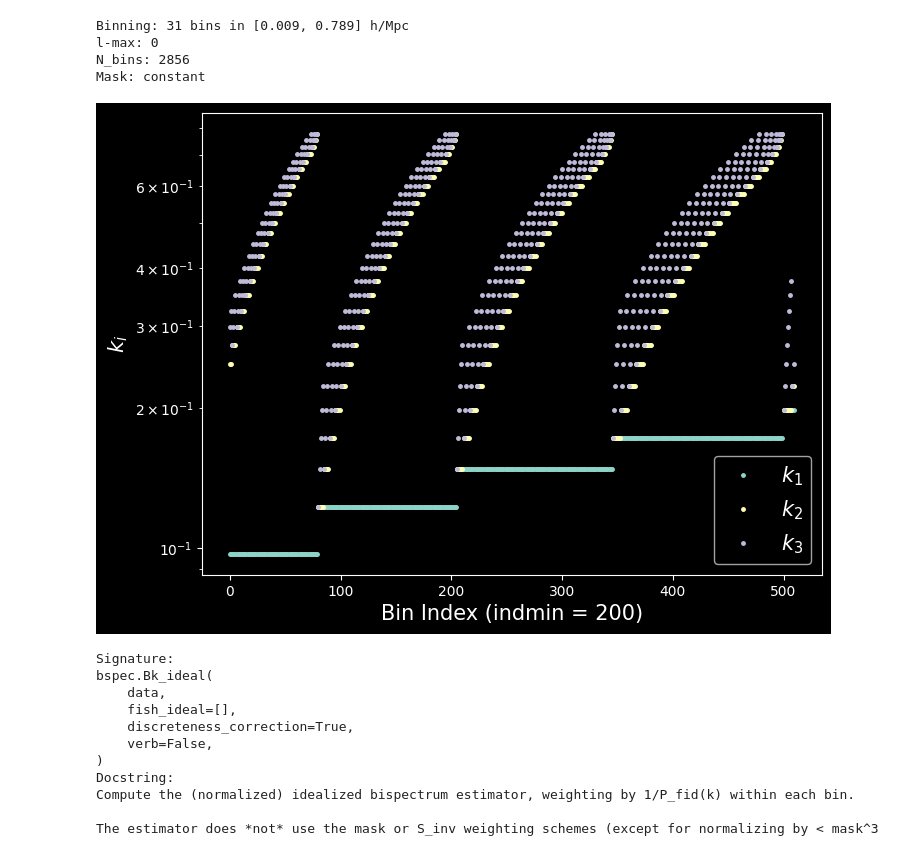
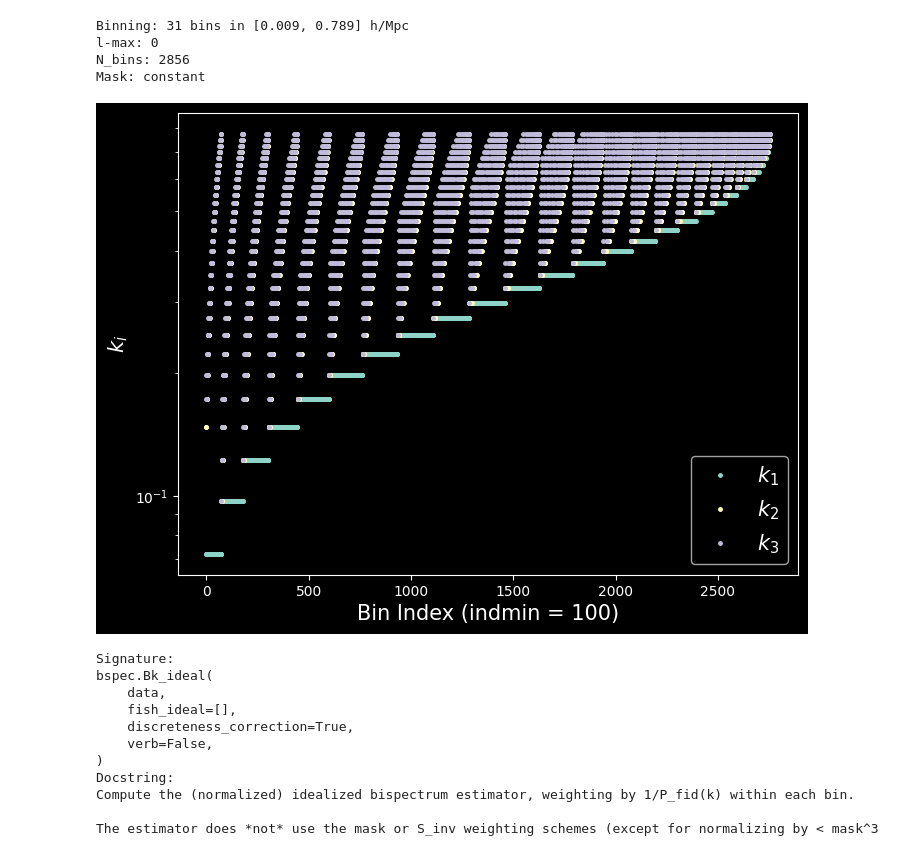
Before and after one commit to anirbanbairagi/Power-Spectrum-Change-Under-Gradient-Perturbation, a Jupyter notebook: DM_benchmark_nico.ipynb, the cells around one changed output. Saved outputs shown, nothing was run; the diff lists cells and outputs as text; code cells hidden in the pictures.

```diff
--- a/DM_benchmark_nico.ipynb
+++ b/DM_benchmark_nico.ipynb
@@ -1135,19 +1131,19 @@ N_bins: 2856
 Mask: constant
 # %%
 # Plot k-bins
-indmin = 200
-indmax = 710
+indmin = 100
+indmax = -1
 k123 = bspec.get_ks()[:,indmin:indmax]
 A = plt.figure(figsize = (8,6))
 for i in range(3):
     plt.plot(k123[i],label=r'$k_%d$'%(i+1), ls = "None", marker = ".", markersize = 5)
 plt.legend(fontsize=15);
 plt.xlabel(r'Bin Index (indmin = %i)'%indmin,fontsize=15)
 plt.ylabel(r'$k_i$',fontsize=15)
 plt.xscale("linear")
 plt.yscale("log")
 # %% [output]
-[figure, old version]
+[figure, new version]
 # %%
 bspec.Bk_ideal?
 # %% [output]
```
Also changed, not shown: parts of 23 cells of this notebook.
